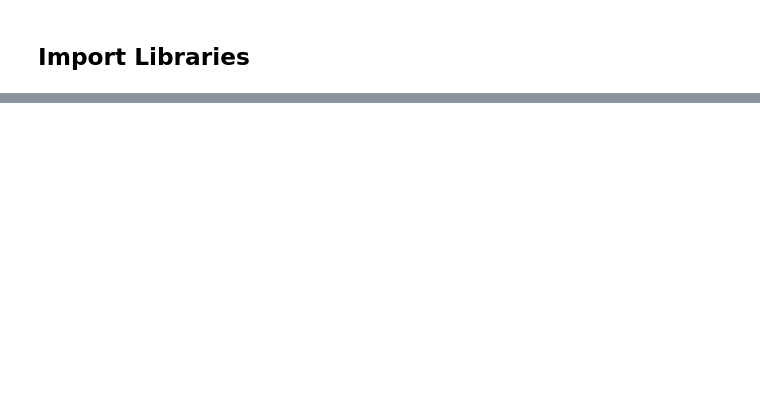
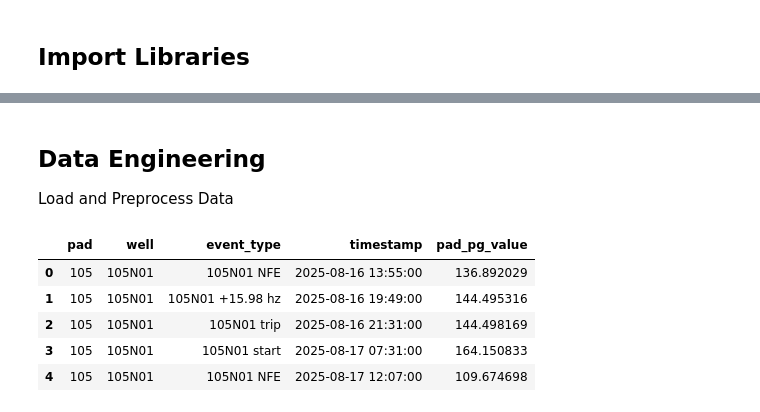
Before and after one commit to mo-beaulieu/Produced-Gas, a Jupyter notebook: well_level_pg_draft2.ipynb, the cells around one changed output, grey strips where cells are left out. Cells and saved outputs as stored; diff of their text form; code cells hidden in the pictures; blank space fills up the shorter version.

```diff
--- a/well_level_pg_draft2.ipynb
+++ b/well_level_pg_draft2.ipynb
@@ -18,6 +16,15 @@ def load_and_preprocess_data(filepath='well_event_pg_values.csv'):
 # %%
 
 def extract_pad(well):
+    """
+    Extracts the pad identifier from a well name using pattern matching.
+
+    Parameters:
+        well (str): Well name string.
+
+    Returns:
+        str: Pad identifier as a string.
+    """
     # If well starts with 2 digits and 1 letter (e.g. '15W'), pad = '1' + digits (-> '115')
     m1 = re.match(r'^(\d{2})([A-Za-z])', well)
     if m1:
@@ -40,8 +47,14 @@ def extract_pad(well):
 
 def filter_target_pads(df, target_pads=None):
     """
-    Returns a DataFrame filtered to only include rows with pad in target_pads.
-    Pads are strings, e.g. ['105', '106', '107', '108', '116']
+    Filters the input DataFrame to only include rows corresponding to the specified pads.
+
+    Parameters:
+        df (pd.DataFrame): DataFrame containing well event data with a 'pad' column.
+        target_pads (list, optional): List of pad identifiers to keep. Defaults to ['105', '106', '107', '108', '116'].
+
+    Returns:
+        pd.DataFrame: Filtered DataFrame containing only target pads.
     """
     if target_pads is None:
         target_pads = ['105', '106', '107', '108', '116']
@@ -48,0 +238,16 @@ def filter_target_pads(df, target_pads=None):
+# %%
+def load_and_preprocess_data(filepath='well_event_pg_values.csv'):
+    """
+    Loads the event data from CSV ('well_event_pg_values.csv', created in pg_draft1.ipynb),
+    extracts pad identifiers, and filters to target pads.
+
+    Parameters:
+        filepath (str): Path to the CSV file containing well event data.
+
+    Returns:
+        pd.DataFrame: Filtered DataFrame containing only target pads.
+    """
+    df_event_pg = pd.read_csv(filepath, parse_dates=['timestamp'])
+    df_event_pg['pad'] = df_event_pg['well'].apply(extract_pad)
+    df_target_pads = filter_target_pads(df_event_pg)
+    return df_target_pads
@@ -48,0 +272,14 @@ def filter_target_pads(df, target_pads=None):
+# %% [markdown]
+## Data Engineering
+Load and Preprocess Data
+# %%
+df_target_pads = load_and_preprocess_data()
+# %%
+df_target_pads.head()
+# %% [output]
+|  | pad | well | event_type | timestamp | pad_pg_value |
+| 0 | 105 | 105N01 | 105N01 NFE | 2025-08-16 13:55:00 | 136.892029 |
+| 1 | 105 | 105N01 | 105N01 +15.98 hz | 2025-08-16 19:49:00 | 144.495316 |
+| 2 | 105 | 105N01 | 105N01 trip | 2025-08-16 21:31:00 | 144.498169 |
+| 3 | 105 | 105N01 | 105N01 start | 2025-08-17 07:31:00 | 164.150833 |
+| 4 | 105 | 105N01 | 105N01 NFE | 2025-08-17 12:07:00 | 109.674698 |
```
Also changed, not shown: parts of 20 cells of this notebook.
